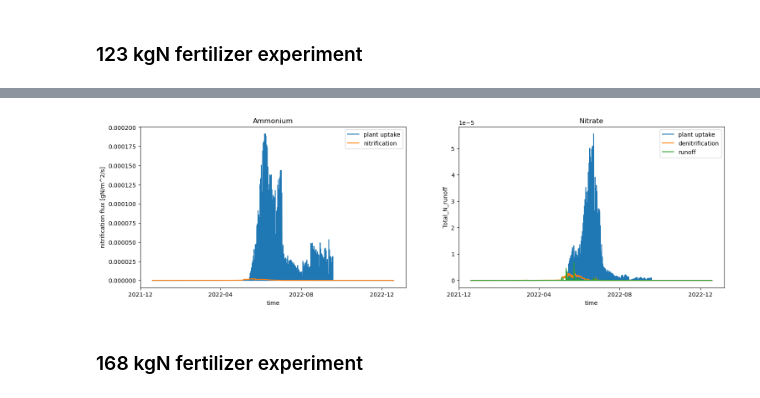
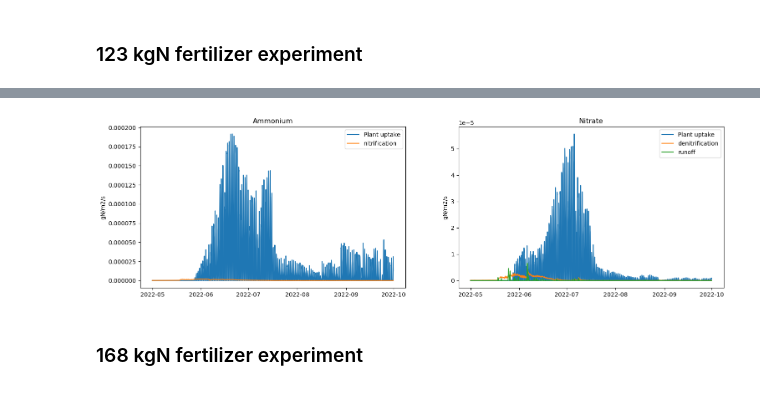
Before and after one commit to jinmuluo/pymaps, a Jupyter notebook: mesocosm.ipynb, the cells around one changed output, grey strips where cells are left out. Drawn from its saved outputs; the diff is of its cells as text; code cells hidden in the pictures.

```diff
--- a/mesocosm.ipynb
+++ b/mesocosm.ipynb
@@ -10,13 +10,12 @@ import cftime
 ### 123 kgN fertilizer experiment
 # %%
 fert_amount = "123"
-
 case_clarion = "MESOCOSM_Clarion_" + fert_amount + "kgN"
 case_webster = "MESOCOSM_Webster_" + fert_amount + "kgN"
 path_clarion = "/glade/scratch/jinmuluo/archive/" + case_clarion + "/lnd/hist/"
 path_webster = "/glade/scratch/jinmuluo/archive/" + case_webster + "/lnd/hist/"
-start_date = date(2022, 1, 1)
-end_date = date(2023, 1, 1)
+start_date = date(2022, 5, 1)
+end_date = date(2022, 10, 1)
 NO_LEAP = True
 delta_days = (end_date - start_date).days
 
@@ -242,25 +194,0 @@ plt.show()
-# %%
-fig, ax = plt.subplots(1, 2, figsize=(18, 5))
-ax2 = ax[0].twinx()
-ax3 = ax[1].twinx()
-dsCLM_Clarion['time'] = [cftime.num2date(x, "days since 1970-01-01") for x in dsCLM_Clarion.time]
-dsCLM_Webster['time'] = [cftime.num2date(x, "days since 1970-01-01") for x in dsCLM_Webster.time]
-dsCLM_Clarion['SMINN_TO_PLANT_FUN_NH4'].sum(dim='levdcmp').plot(ax=ax[0], label='NH4 uptake')
-dsCLM_Clarion['SMINN_TO_PLANT_FUN_NO3'].sum(dim='levdcmp').plot(ax=ax[0], label='NO3 uptake')
-dsCLM_Clarion['SMINN_TO_PLANT_FUN_NH4'].sum(dim='levdcmp').cumsum().plot(ax=ax2, label='NH4 uptake', color='red')
-dsCLM_Clarion['SMINN_TO_PLANT_FUN_NO3'].sum(dim='levdcmp').cumsum().plot(ax=ax2, label='NO3 uptake', color='green')
-ax[0].set_ylabel('gN/m2/s')
-ax[0].set_title('N Uptake in Clarion soil')
-ax2.set_ylabel('')
-ax[0].legend(loc='upper left')
-
-dsCLM_Webster['SMINN_TO_PLANT_FUN_NH4'].sum(dim='levdcmp').plot(ax=ax[1], label='NH4 uptake')
-dsCLM_Webster['SMINN_TO_PLANT_FUN_NO3'].sum(dim='levdcmp').plot(ax=ax[1], label='NO3 uptake')
-dsCLM_Webster['SMINN_TO_PLANT_FUN_NH4'].sum(dim='levdcmp').cumsum().plot(ax=ax3, label='NH4 uptake accumulation', color='red')
-dsCLM_Webster['SMINN_TO_PLANT_FUN_NO3'].sum(dim='levdcmp').cumsum().plot(ax=ax3, label='NO3 uptake accumulation', color='green')
-ax[1].set_ylabel('gN/m2/s')
-ax[1].set_title('N Uptake in Webster soil')
-ax3.set_ylabel('')
-plt.legend()
-fig.savefig("graphs/Uptake_123kg.jpg", dpi=200)
-plt.show()
@@ -269,19 +337,21 @@ plt.show()
 # %%
 fig, ax = plt.subplots(1, 2, figsize=(18, 5))
-dsCLM_Clarion['SMINN_TO_PLANT_FUN_NH4'].sum(dim='levdcmp').plot(ax=ax[0], label='plant uptake')
-dsCLM_Clarion['F_NIT'].plot(ax=ax[0], label='nitrification')
+ax[0].plot(plot_time, nh4_plant_cla.values, label='Plant uptake')
+ax[0].plot(plot_time, dsCLM_Clarion['F_NIT'].values, label='nitrification')
+ax[0].set_ylabel('gN/m2/s')
 ax[0].legend()
 ax[0].set_title('Ammonium')
 
-dsCLM_Clarion['SMINN_TO_PLANT_FUN_NO3'].sum(dim='levdcmp').plot(ax=ax[1], label='plant uptake')
-dsCLM_Clarion['F_DENIT'].plot(ax=ax[1], label='denitrification')
-dsCLM_Clarion["Total_N_runoff"].plot(ax=ax[1], label='runoff')
+ax[1].plot(plot_time, no3_plant_cla.values, label='Plant uptake')
+ax[1].plot(plot_time, dsCLM_Clarion['F_DENIT'].values, label='denitrification')
+ax[1].plot(plot_time, Total_N_runoff_cla.values, label='runoff')
+ax[1].set_ylabel('gN/m2/s')
 ax[1].set_title('Nitrate')
 
 plt.legend()
-fig.savefig("graphs/N_flows_123kg.jpg", dpi=200)
+fig.savefig("graphs/N_flows_123kg.jpg", dpi=300)
 plt.show()
 # %% [output]
-[figure, old version]
+[figure, new version]
 # %% [markdown]
 ### 168 kgN fertilizer experiment
```
Also changed, not shown: parts of 22 cells of this notebook.
